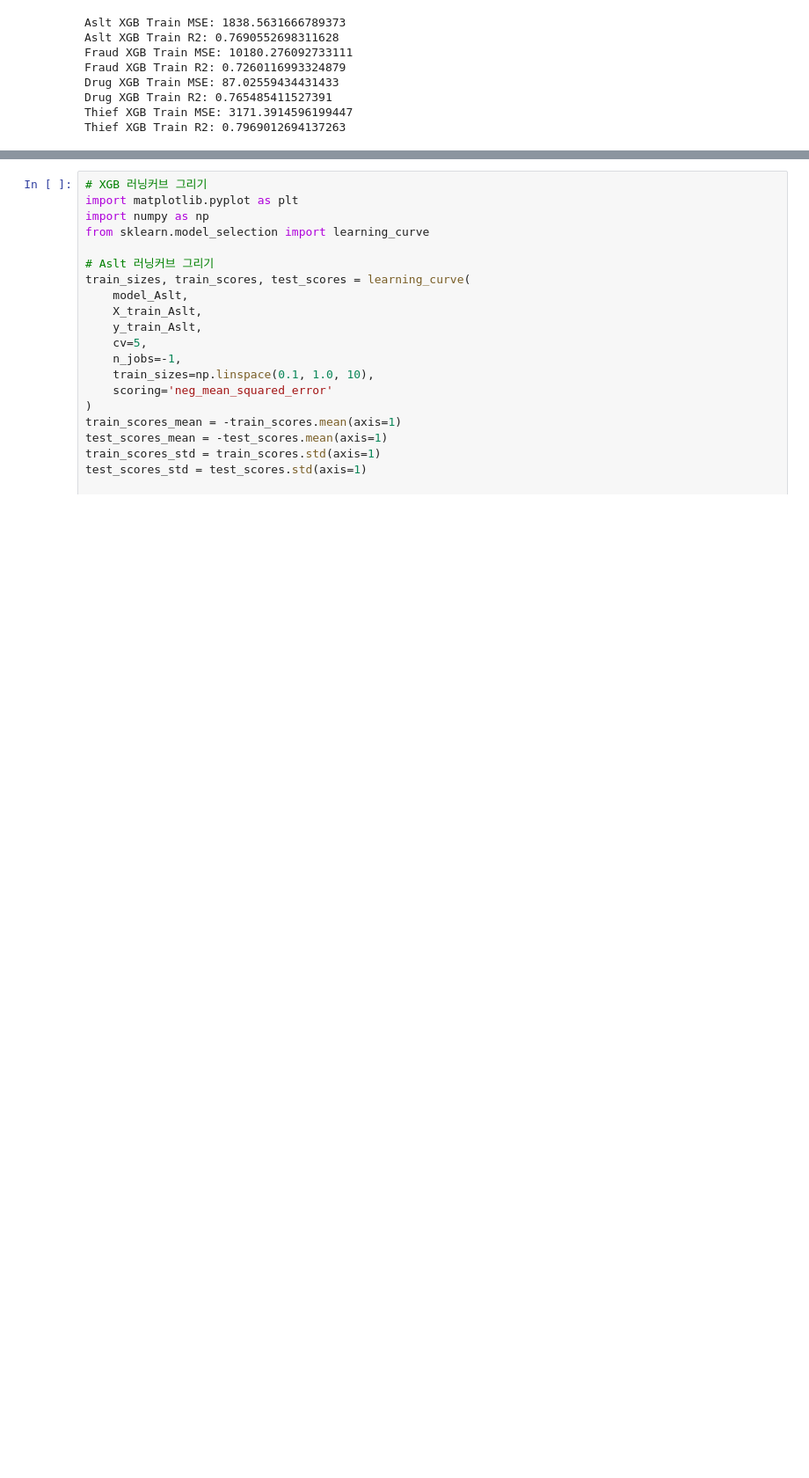
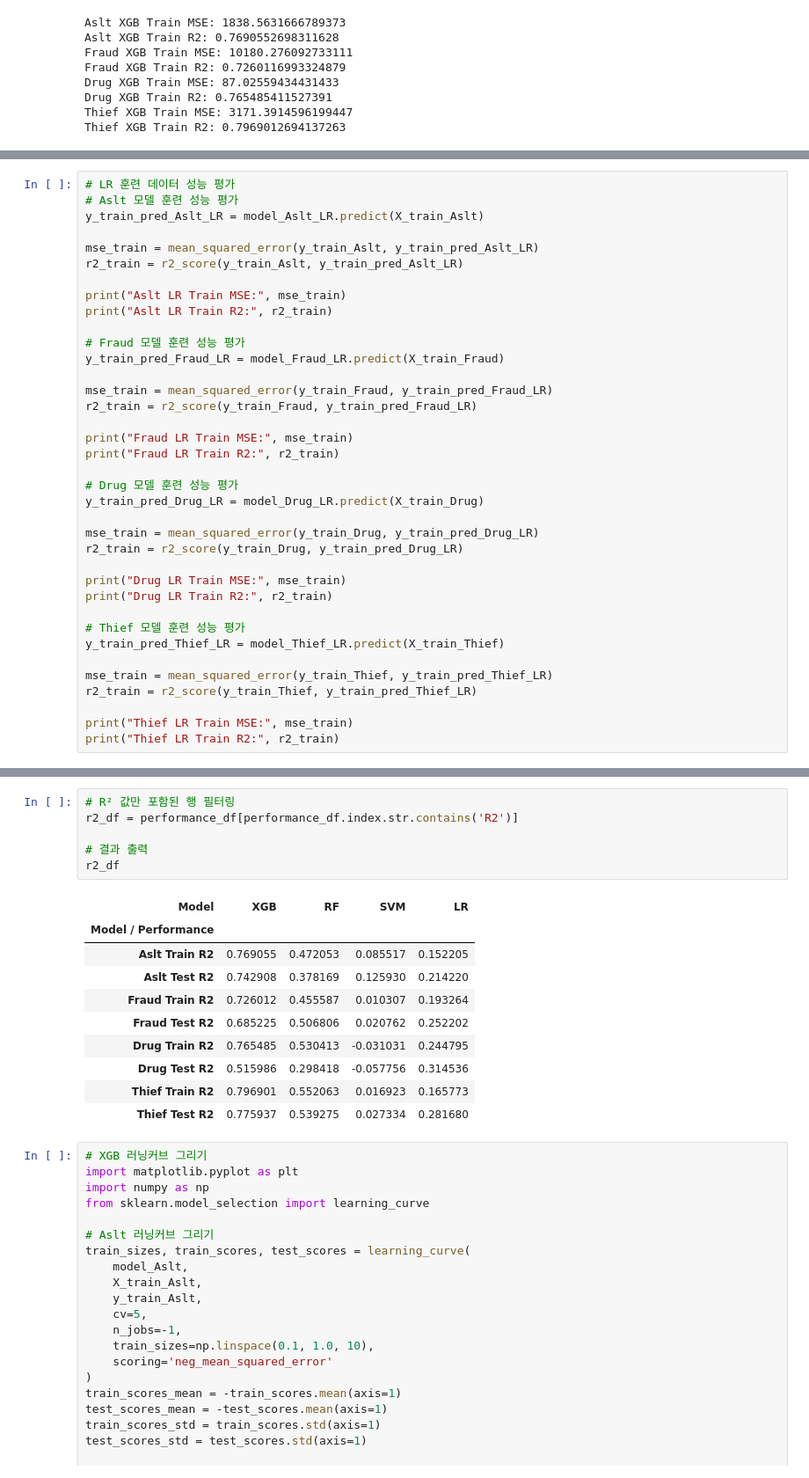
Before and after one commit to Moulru/crime_prediction, a Jupyter notebook: Code/4bigs_projectd.ipynb, the cells around one changed output, grey strips where cells are left out. Shown at 88% size. Drawn from its saved outputs; the diff is of its cells as text; blank space fills up the shorter version.

```diff
--- a/Code/4bigs_projectd.ipynb
+++ b/Code/4bigs_projectd.ipynb
@@ -332,0 +626,37 @@ Thief XGB Train R2: 0.7969012694137263
+# %%
+# LR 훈련 데이터 성능 평가
+# Aslt 모델 훈련 성능 평가
+y_train_pred_Aslt_LR = model_Aslt_LR.predict(X_train_Aslt)
+
+mse_train = mean_squared_error(y_train_Aslt, y_train_pred_Aslt_LR)
+r2_train = r2_score(y_train_Aslt, y_train_pred_Aslt_LR)
+
+print("Aslt LR Train MSE:", mse_train)
+print("Aslt LR Train R2:", r2_train)
+
+# Fraud 모델 훈련 성능 평가
+y_train_pred_Fraud_LR = model_Fraud_LR.predict(X_train_Fraud)
+
+mse_train = mean_squared_error(y_train_Fraud, y_train_pred_Fraud_LR)
+r2_train = r2_score(y_train_Fraud, y_train_pred_Fraud_LR)
+
+print("Fraud LR Train MSE:", mse_train)
+print("Fraud LR Train R2:", r2_train)
+
+# Drug 모델 훈련 성능 평가
+y_train_pred_Drug_LR = model_Drug_LR.predict(X_train_Drug)
+
+mse_train = mean_squared_error(y_train_Drug, y_train_pred_Drug_LR)
+r2_train = r2_score(y_train_Drug, y_train_pred_Drug_LR)
+
+print("Drug LR Train MSE:", mse_train)
+print("Drug LR Train R2:", r2_train)
+
+# Thief 모델 훈련 성능 평가
+y_train_pred_Thief_LR = model_Thief_LR.predict(X_train_Thief)
+
+mse_train = mean_squared_error(y_train_Thief, y_train_pred_Thief_LR)
+r2_train = r2_score(y_train_Thief, y_train_pred_Thief_LR)
+
+print("Thief LR Train MSE:", mse_train)
+print("Thief LR Train R2:", r2_train)
@@ -333,3 +809,20 @@ Thief XGB Train R2: 0.7969012694137263
+# %%
+# R² 값만 포함된 행 필터링
+r2_df = performance_df[performance_df.index.str.contains('R2')]
+
+# 결과 출력
+r2_df
+# %% [output]
+| Model | XGB | RF | SVM | LR |
+| Model / Performance |  |  |  |  |
+| Aslt Train R2 | 0.769055 | 0.472053 | 0.085517 | 0.152205 |
+| Aslt Test R2 | 0.742908 | 0.378169 | 0.125930 | 0.214220 |
+| Fraud Train R2 | 0.726012 | 0.455587 | 0.010307 | 0.193264 |
+| Fraud Test R2 | 0.685225 | 0.506806 | 0.020762 | 0.252202 |
+| Drug Train R2 | 0.765485 | 0.530413 | -0.031031 | 0.244795 |
+| Drug Test R2 | 0.515986 | 0.298418 | -0.057756 | 0.314536 |
+| Thief Train R2 | 0.796901 | 0.552063 | 0.016923 | 0.165773 |
+| Thief Test R2 | 0.775937 | 0.539275 | 0.027334 | 0.281680 |
 # %%
 # XGB 러닝커브 그리기
 import matplotlib.pyplot as plt
```
Also changed, not shown: parts of 10 cells of this notebook.
